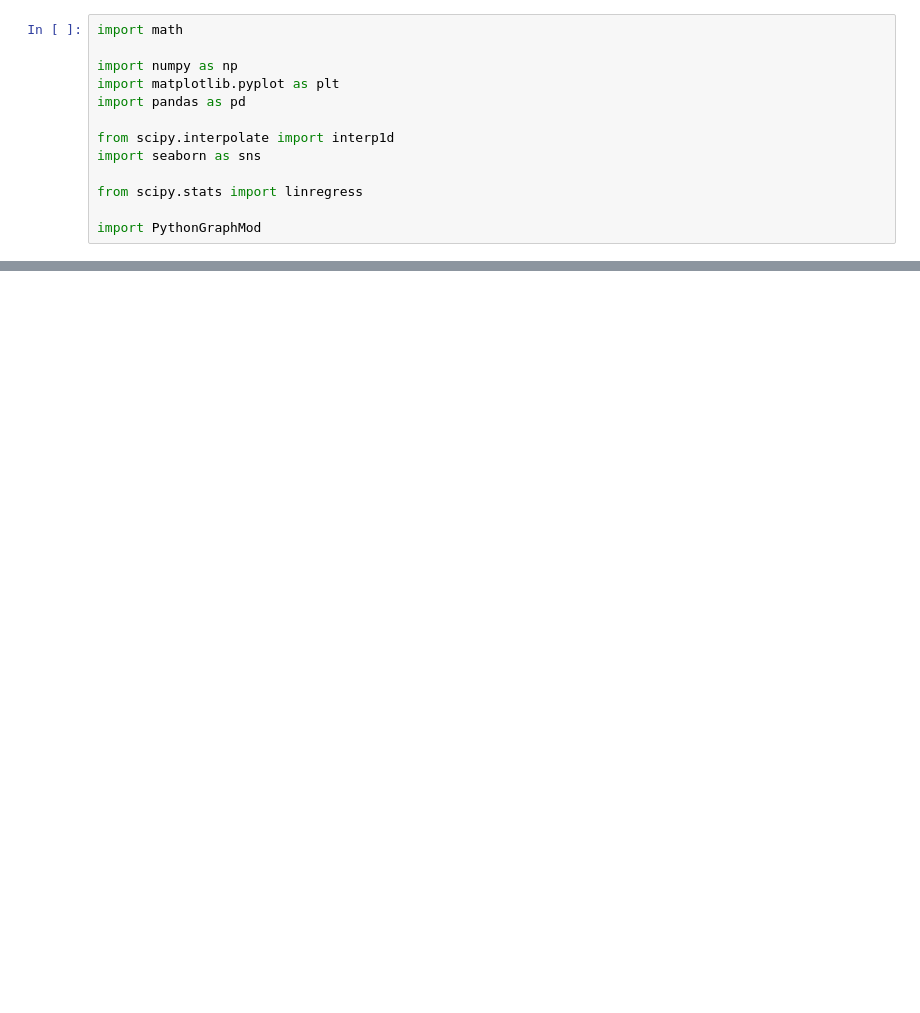
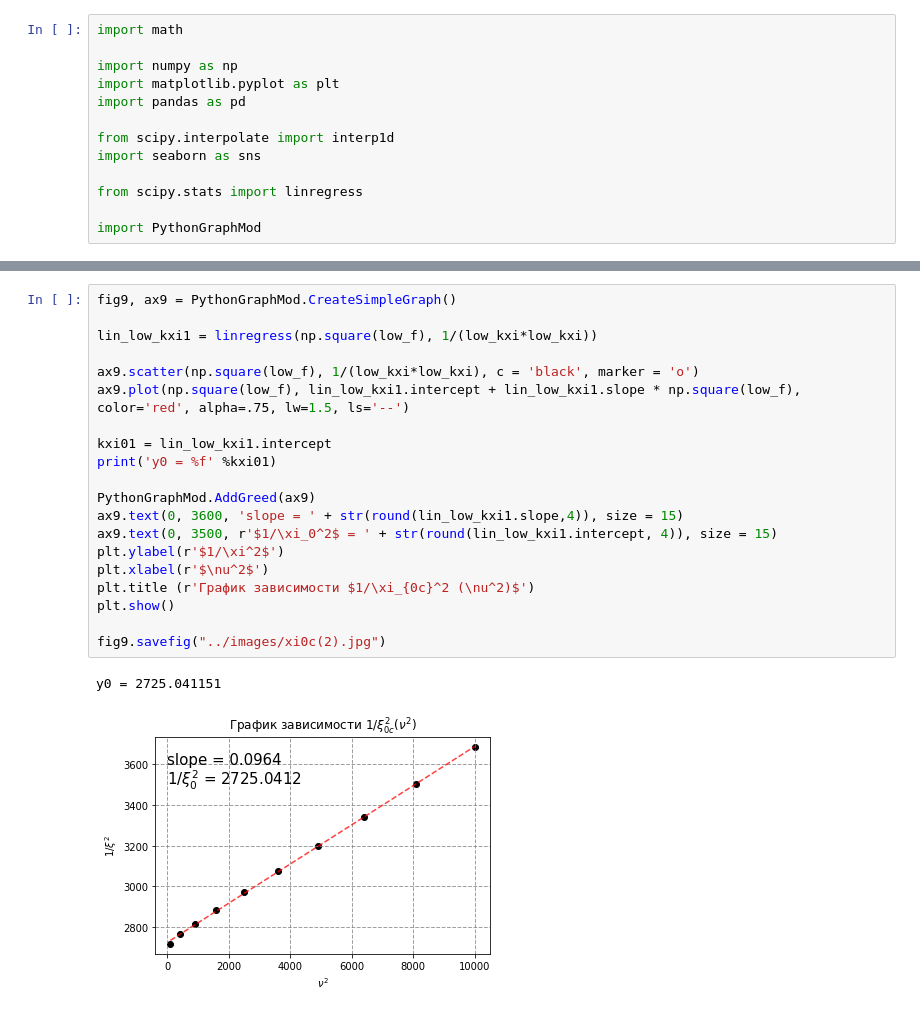
Before and after one commit to pavel-collab/MIPT_Labs, a Jupyter notebook: 3.7.1/python/graphics.ipynb, the cells around one changed output, grey strips where cells are left out. Saved outputs shown, nothing was run; the diff lists cells and outputs as text; blank space fills up the shorter version.

```diff
--- a/3.7.1/python/graphics.ipynb
+++ b/3.7.1/python/graphics.ipynb
@@ -42,0 +102,23 @@ Delta_Psi y0 = 0.750395 ураааа, почти pi/4
+# %%
+fig9, ax9 = PythonGraphMod.CreateSimpleGraph()
+
+lin_low_kxi1 = linregress(np.square(low_f), 1/(low_kxi*low_kxi))
+
+ax9.scatter(np.square(low_f), 1/(low_kxi*low_kxi), c = 'black', marker = 'o')
+ax9.plot(np.square(low_f), lin_low_kxi1.intercept + lin_low_kxi1.slope * np.square(low_f), color='red', alpha=.75, lw=1.5, ls='--')
+
+kxi01 = lin_low_kxi1.intercept
+print('y0 = %f' %kxi01)
+
+PythonGraphMod.AddGreed(ax9)
+ax9.text(0, 3600, 'slope = ' + str(round(lin_low_kxi1.slope,4)), size = 15)
+ax9.text(0, 3500, r'$1/\xi_0^2$ = ' + str(round(lin_low_kxi1.intercept, 4)), size = 15)
+plt.ylabel(r'$1/\xi^2$')
+plt.xlabel(r'$\nu^2$')
+plt.title (r'График зависимости $1/\xi_{0c}^2 (\nu^2)$')
+plt.show()
+
+fig9.savefig("../images/xi0c(2).jpg")
+# %% [output]
+y0 = 2725.041151
+[figure, added]
```
Also changed, not shown: parts of 16 cells of this notebook, 12 other files.
